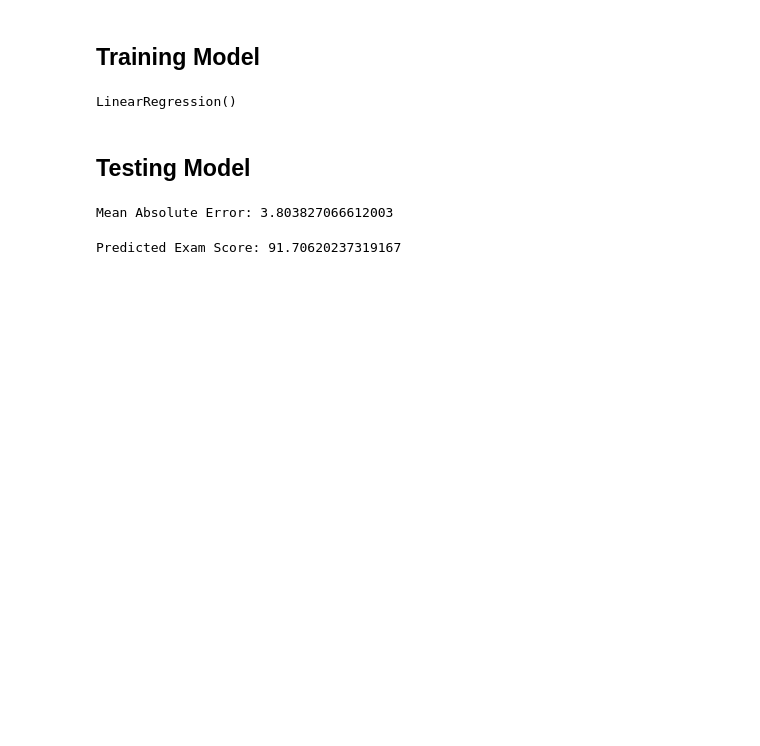
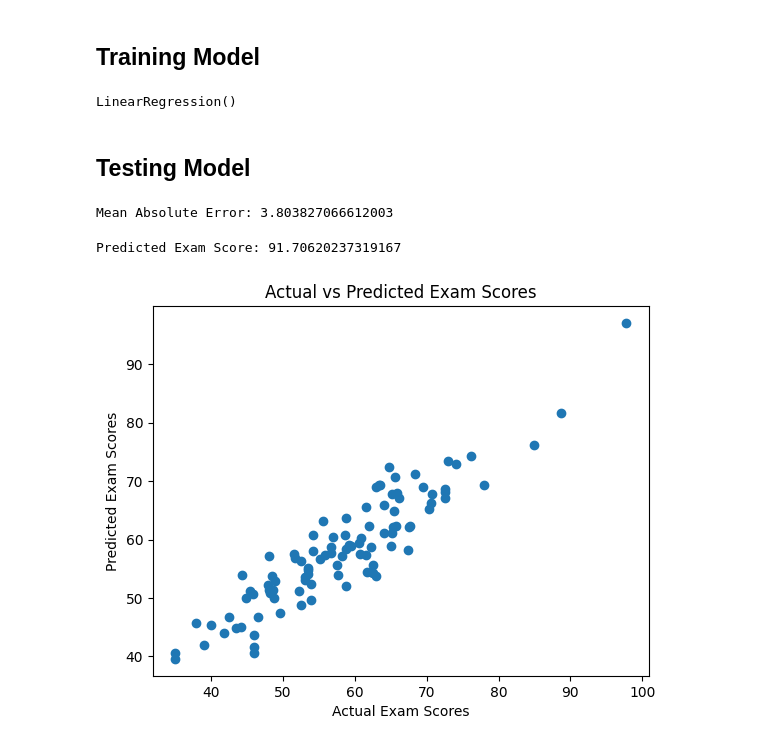
Before and after one commit to CrazyRockgg/Student-Exam-Score-Predictor, a Jupyter notebook: main.ipynb, the cells around one changed output. Cells and saved outputs as stored; diff of their text form; code cells hidden in the pictures; blank space fills up the shorter version.

Commit message:
Update the README.md and the main.ipynb to show a scatter chart on actual vs. predicted scores

```diff
--- a/main.ipynb
+++ b/main.ipynb
@@ -46,3 +47,11 @@ predicted_score = model.predict(new_student)
 print(f'Predicted Exam Score: {predicted_score[0]}')
 # %% [output]
 Predicted Exam Score: 91.70620237319167
+# %%
+plt.scatter(y_test, prediction)
+plt.xlabel('Actual Exam Scores')
+plt.ylabel('Predicted Exam Scores')
+plt.title('Actual vs Predicted Exam Scores')
+plt.show()
+# %% [output]
+[figure, added]
```
Also changed, not shown: parts of 2 cells of this notebook, 1 other file.
